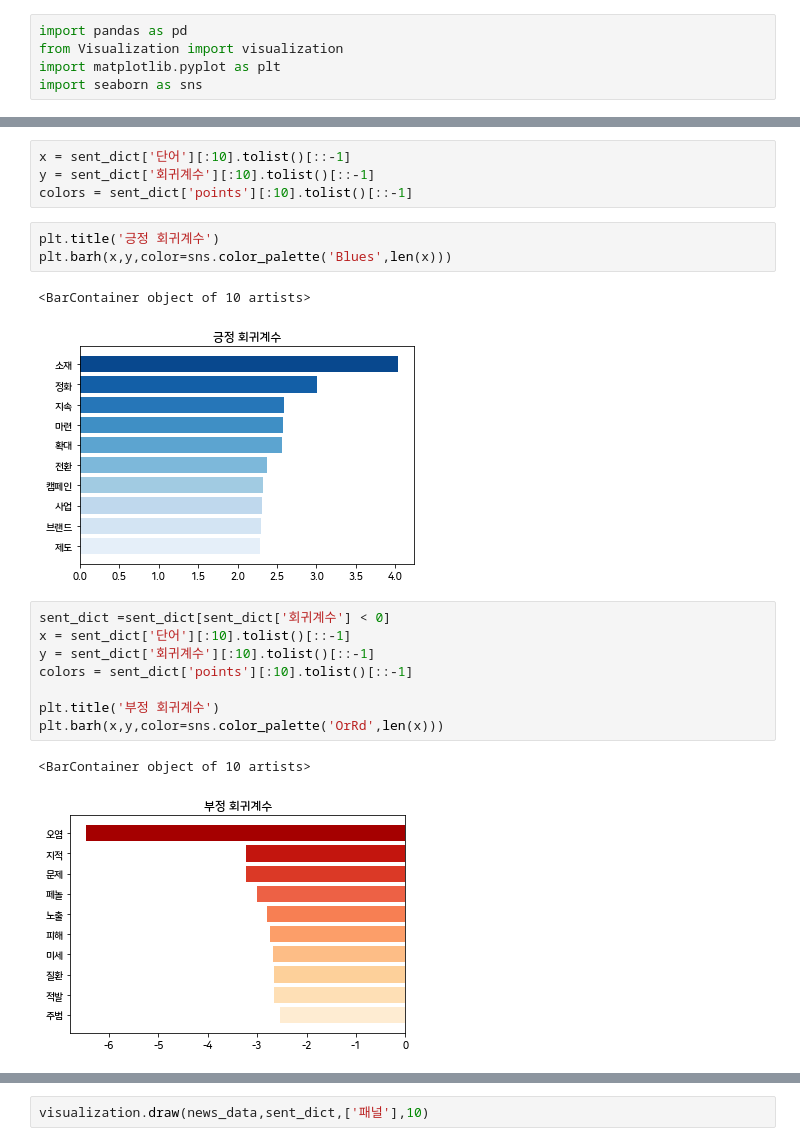
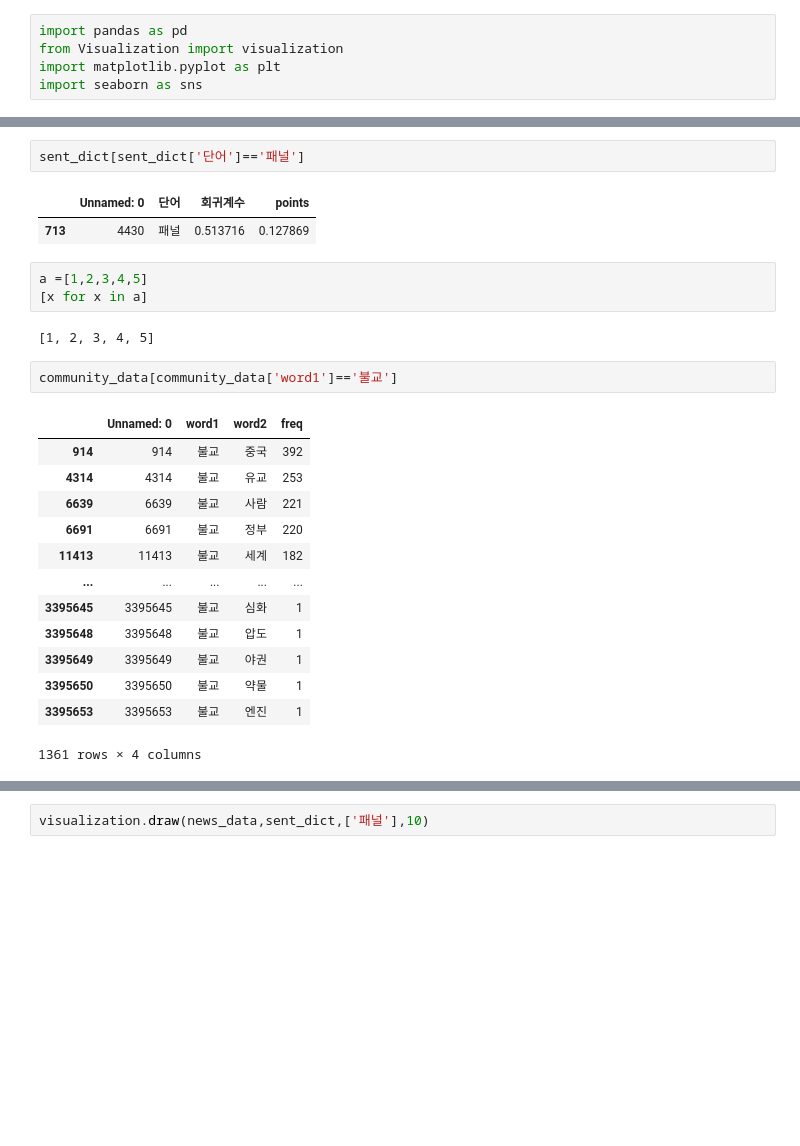
Before and after one commit to LeeKunHa/Construct-Sentiment-Dictionary-for-Companies-Conducting-Eco-Friendly-Businesses, a Jupyter notebook: main.ipynb, the cells around one changed output, grey strips where cells are left out. Saved outputs shown, nothing was run; the diff lists cells and outputs as text; blank space fills up the shorter version.

```diff
--- a/main.ipynb
+++ b/main.ipynb
@@ -40,21 +19,26 @@ plt.rcParams['axes.unicode_minus'] = False
-# %%
-x = sent_dict['단어'][:10].tolist()[::-1]
-y = sent_dict['회귀계수'][:10].tolist()[::-1]
-colors = sent_dict['points'][:10].tolist()[::-1]
-# %%
-plt.title('긍정 회귀계수')
-plt.barh(x,y,color=sns.color_palette('Blues',len(x)))
-# %% [output]
-<BarContainer object of 10 artists>
-[figure, removed]
-# %%
-sent_dict =sent_dict[sent_dict['회귀계수'] < 0]
-x = sent_dict['단어'][:10].tolist()[::-1]
-y = sent_dict['회귀계수'][:10].tolist()[::-1]
-colors = sent_dict['points'][:10].tolist()[::-1]
-
-plt.title('부정 회귀계수')
-plt.barh(x,y,color=sns.color_palette('OrRd',len(x)))
-# %% [output]
-<BarContainer object of 10 artists>
-[figure, removed]
+# %%
+sent_dict[sent_dict['단어']=='패널']
+# %% [output]
+|  | Unnamed: 0 | 단어 | 회귀계수 | points |
+| 713 | 4430 | 패널 | 0.513716 | 0.127869 |
+# %%
+a =[1,2,3,4,5]
+[x for x in a]
+# %% [output]
+[1, 2, 3, 4, 5]
+# %%
+community_data[community_data['word1']=='불교']
+# %% [output]
+|  | Unnamed: 0 | word1 | word2 | freq |
+| 914 | 914 | 불교 | 중국 | 392 |
+| 4314 | 4314 | 불교 | 유교 | 253 |
+| 6639 | 6639 | 불교 | 사람 | 221 |
+| 6691 | 6691 | 불교 | 정부 | 220 |
+| 11413 | 11413 | 불교 | 세계 | 182 |
+| ... | ... | ... | ... | ... |
+| 3395645 | 3395645 | 불교 | 심화 | 1 |
+| 3395648 | 3395648 | 불교 | 압도 | 1 |
+| 3395649 | 3395649 | 불교 | 야권 | 1 |
+| 3395650 | 3395650 | 불교 | 약물 | 1 |
+| 3395653 | 3395653 | 불교 | 엔진 | 1 |
+1361 rows × 4 columns
```
Also changed, not shown: parts of 11 cells of this notebook, 6 other files.
